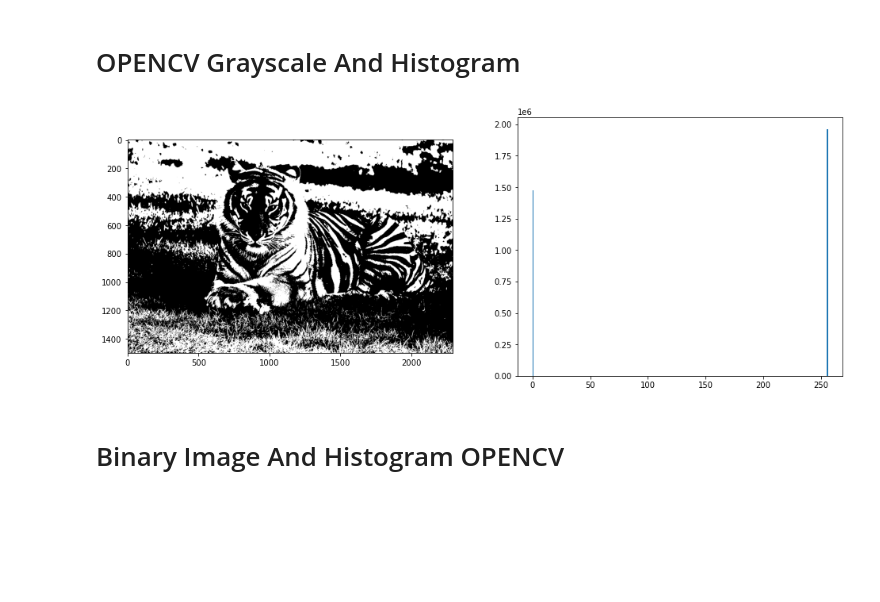
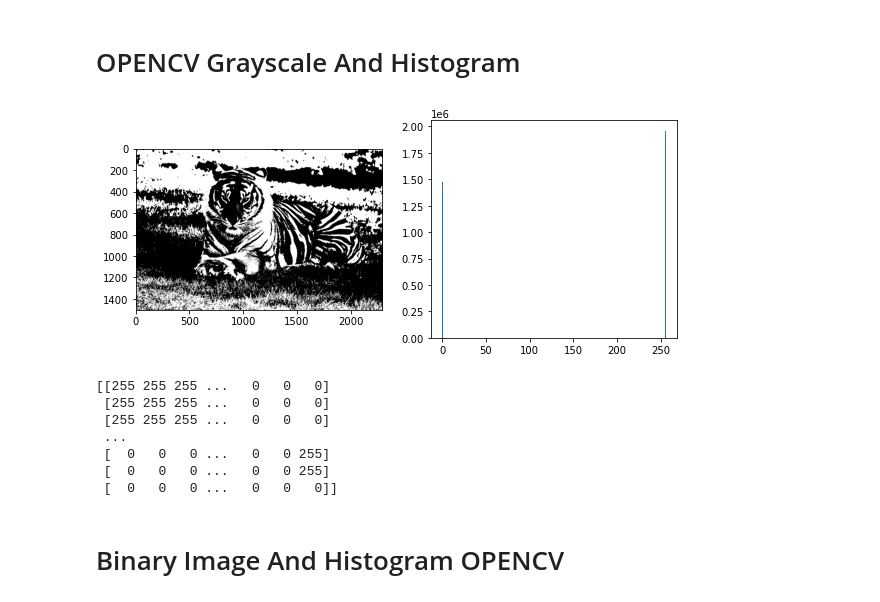
Before and after one commit to Rifat-Hosen/Image_Processing, a Jupyter notebook: Assignment-1.ipynb, the cells around one changed output. Saved outputs shown, nothing was run; the diff lists cells and outputs as text; code cells hidden in the pictures; blank space fills up the shorter version.

```diff
--- a/Assignment-1.ipynb
+++ b/Assignment-1.ipynb
@@ -109,18 +127,28 @@ Gray Scale Image Size:  3438000
 # %% [markdown]
 # OPENCV Grayscale And Histogram
 # %%
-fig, ax = plt.subplots(2, 2, figsize=(25,6))
+fig, ax = plt.subplots(2, 2, figsize=(15,4))
 plt.subplot(1,3,1)
 th, dst = cv2.threshold(gray, 127, 255, cv2.THRESH_BINARY_INV);
 plt.imshow(dst,cmap="binary")
 
 
 plt.subplot(1,3,2)
 hiso = dst.ravel()
 plt.hist(hiso,256,(0,256))
 plt.show()
 # %% [output]
-[figure, old version]
+[figure, new version]
+# %%
+print(dst)
+# %% [output]
+[[255 255 255 ...   0   0   0]
+ [255 255 255 ...   0   0   0]
+ [255 255 255 ...   0   0   0]
+ ...
+ [  0   0   0 ...   0   0 255]
+ [  0   0   0 ...   0   0 255]
+ [  0   0   0 ...   0   0   0]]
 # %% [markdown]
 
 
```
Also changed, not shown: parts of 5 cells of this notebook, 1 other file.
